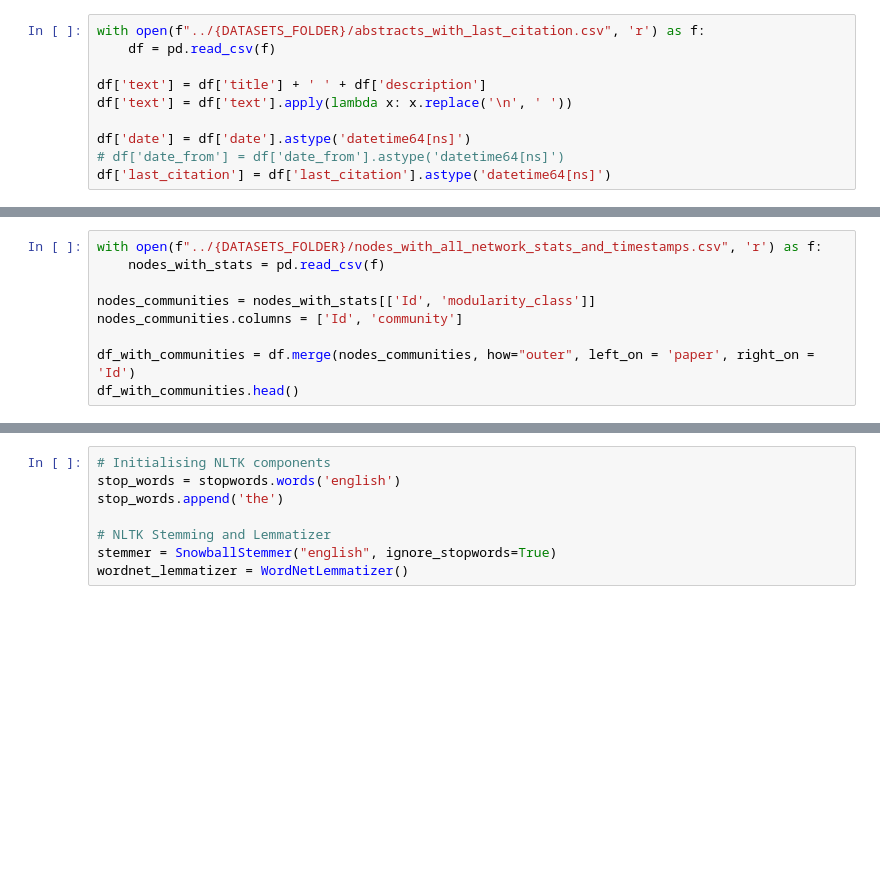
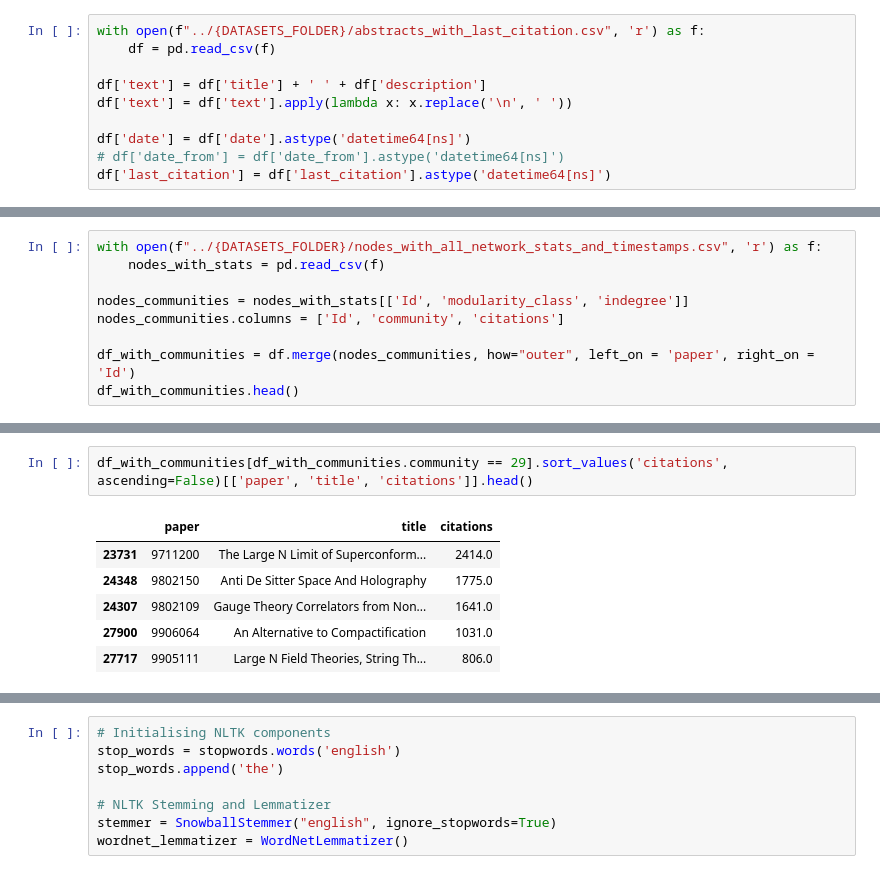
Before and after one commit to ajmaradiaga/dmsn-group15-citation-networks, a Jupyter notebook: text-analysis/topics-per-community.ipynb, the cells around one changed output, grey strips where cells are left out. Saved outputs shown, nothing was run; the diff lists cells and outputs as text; blank space fills up the shorter version.

Commit message:
Topics per community

```diff
--- a/text-analysis/topics-per-community.ipynb
+++ b/text-analysis/topics-per-community.ipynb
@@ -76,8 +76,8 @@ df.head()
 with open(f"../{DATASETS_FOLDER}/nodes_with_all_network_stats_and_timestamps.csv", 'r') as f:
     nodes_with_stats = pd.read_csv(f)
 
-nodes_communities = nodes_with_stats[['Id', 'modularity_class']]
-nodes_communities.columns = ['Id', 'community']
+nodes_communities = nodes_with_stats[['Id', 'modularity_class', 'indegree']]
+nodes_communities.columns = ['Id', 'community', 'citations']
 
 df_with_communities = df.merge(nodes_communities, how="outer", left_on = 'paper', right_on = 'Id')
 df_with_communities.head()
@@ -88,3 +88,12 @@ df_with_communities.head()
 | 2 | 1003 | ['kang@physics.inje.ac.kr'] | Recently, Ivanov and Volovich (he... | 2000-01-01 | KANG Gungwon <kang@physics.inje.a... | Comment on "Metric Fluctuations i... | Y.S. Myung and Gungwon Kang | 4 pages, revtex | NaN | NaN | ... |
 | 3 | 1004 | ['adam@godel.math.missouri.edu'] | Quantum fields responding to "mov... | 2000-01-01 | Adam D. Helfer <adam@godel.math.m... | Moving Mirrors and Thermodynamic ... | Adam D. Helfer | 7 pages, Revtex with Latex2e | NaN | Phys.Rev. D63 (2001) 025016 | ... |
 | 4 | 1005 | ['jfuchs@mail.desy.de'] | Various aspects of spaces of chir... | 2000-01-02 | Juergen Fuchs <jfuchs@mail.desy.de> | Bundles of chiral blocks and boun... | J. Fuchs, C. Schweigert | 18 pages, LaTeX2e; slightly exten... | NaN | NaN | ... |
+# %%
+df_with_communities[df_with_communities.community == 29].sort_values('citations', ascending=False)[['paper', 'title', 'citations']].head()
+# %% [output]
+|  | paper | title | citations |
+| 23731 | 9711200 | The Large N Limit of Superconform... | 2414.0 |
+| 24348 | 9802150 | Anti De Sitter Space And Holography | 1775.0 |
+| 24307 | 9802109 | Gauge Theory Correlators from Non... | 1641.0 |
+| 27900 | 9906064 | An Alternative to Compactification | 1031.0 |
+| 27717 | 9905111 | Large N Field Theories, String Th... | 806.0 |
```
Also changed, not shown: parts of 2 cells of this notebook, 2 other files.
